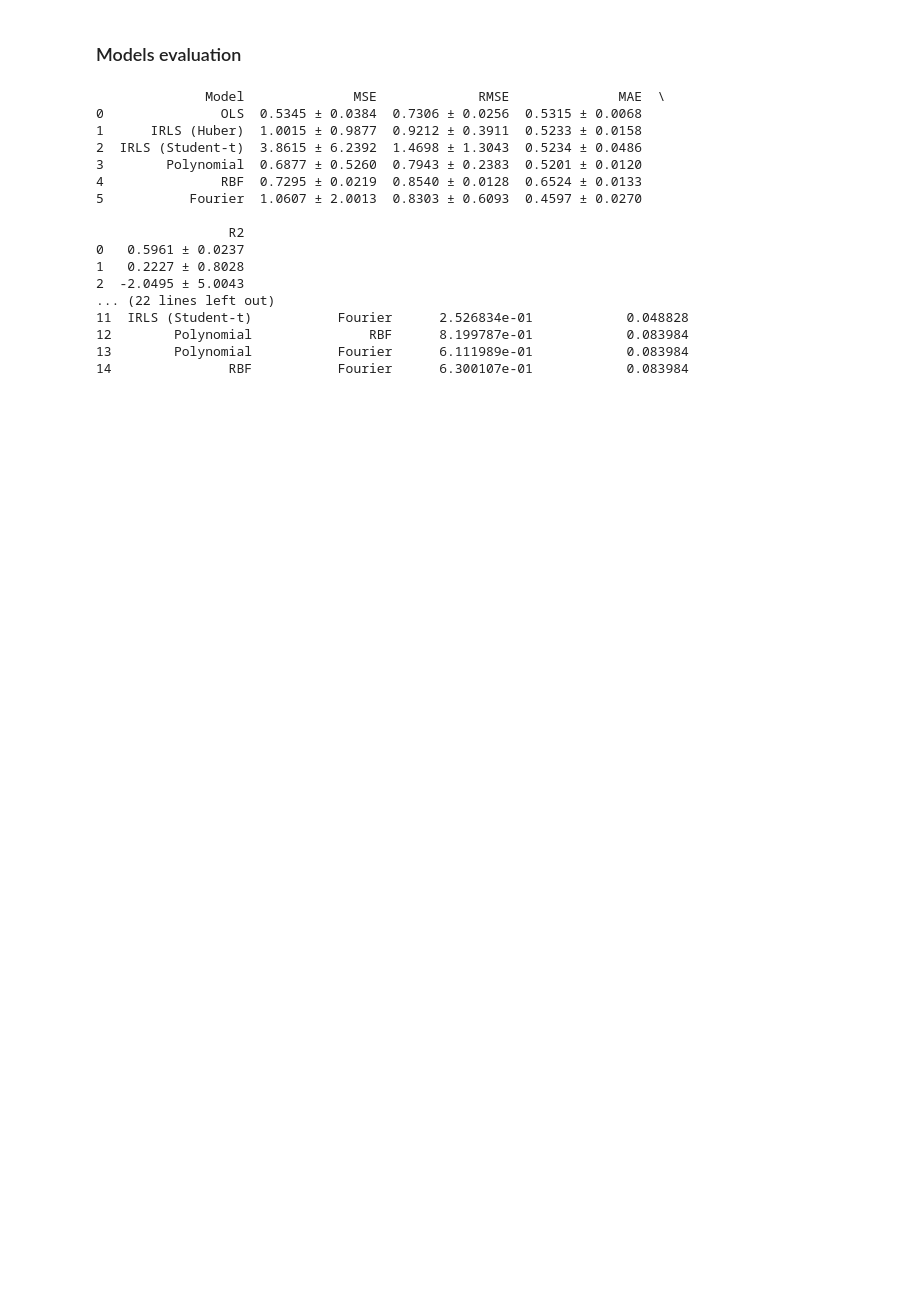
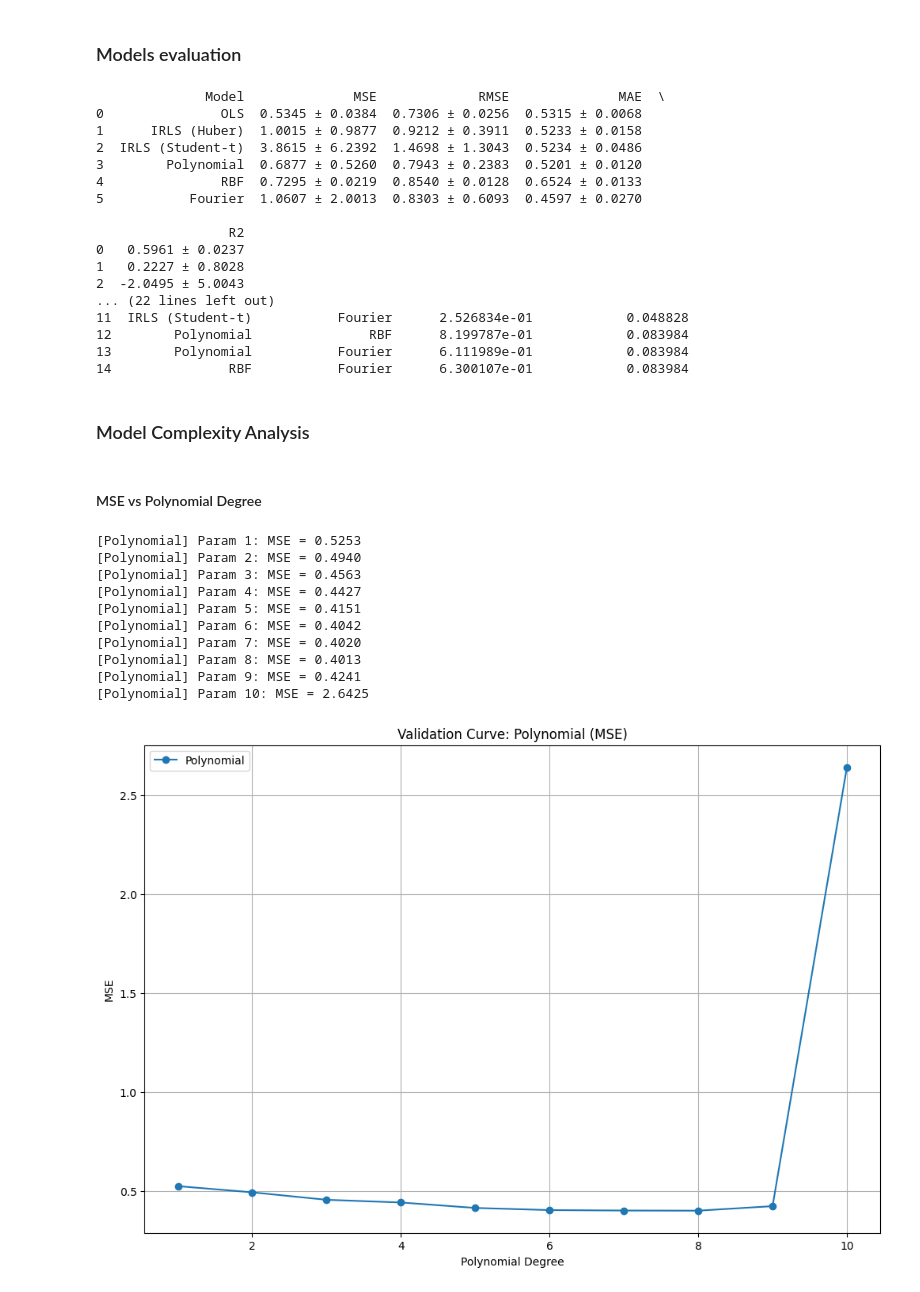
Before and after one commit to kanumi-2005/supervised-learning-project, a Jupyter notebook: code/Part1_Regression/notebook.ipynb, the cells around one changed output. Saved outputs shown, nothing was run; the diff lists cells and outputs as text; code cells hidden in the pictures; blank space fills up the shorter version.

```diff
--- a/code/Part1_Regression/notebook.ipynb
+++ b/code/Part1_Regression/notebook.ipynb
@@ -467,3 +469,30 @@ print(stat_result)
 12        Polynomial               RBF      8.199787e-01            0.083984
 13        Polynomial           Fourier      6.111989e-01            0.083984
 14               RBF           Fourier      6.300107e-01            0.083984
+# %% [markdown]
+### Model Complexity Analysis
+# %% [markdown]
+#### MSE vs Polynomial Degree
+# %%
+# Polynomial
+poly_x, poly_y = run_validation_curve(
+    X_train, y_train, X_test, y_test,
+    param_list=list(range(1, 11)),
+    transformer_fn=lambda d: PolynomialBasis(degree=d),
+    evaluator=Evaluator,
+    model_name="Polynomial"
+)
+
+Visualizer.plot_validation_curve(poly_x, poly_y, "Polynomial")
+# %% [output]
+[Polynomial] Param 1: MSE = 0.5253
+[Polynomial] Param 2: MSE = 0.4940
+[Polynomial] Param 3: MSE = 0.4563
+[Polynomial] Param 4: MSE = 0.4427
+[Polynomial] Param 5: MSE = 0.4151
+[Polynomial] Param 6: MSE = 0.4042
+[Polynomial] Param 7: MSE = 0.4020
+[Polynomial] Param 8: MSE = 0.4013
+[Polynomial] Param 9: MSE = 0.4241
+[Polynomial] Param 10: MSE = 2.6425
+[figure, added]
```
Also changed, not shown: parts of 10 cells of this notebook.
